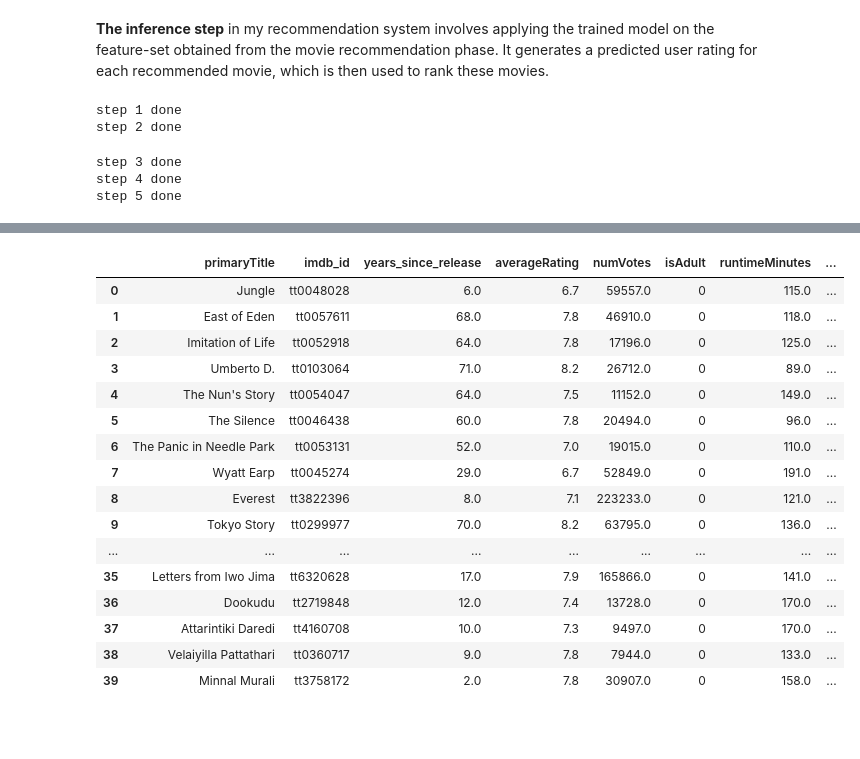
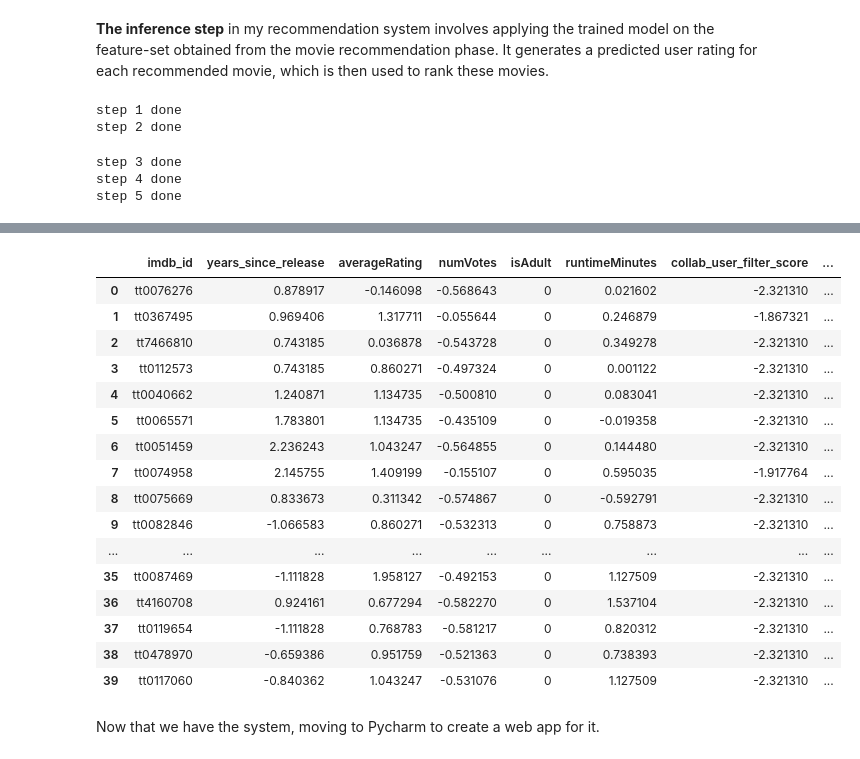
Before and after one commit to mantasbertas/film_recommendation_system, a Jupyter notebook: recommendation_system.ipynb, the cells around one changed output, grey strips where cells are left out. Saved outputs shown, nothing was run; the diff lists cells and outputs as text; code cells hidden in the pictures; blank space fills up the shorter version.

```diff
--- a/recommendation_system.ipynb
+++ b/recommendation_system.ipynb
@@ -385,14 +392,17 @@ def movie_recommendation_pipeline(user_watchlist_path, user_watchlists_path, mov
 
     recommendations = recommend_movies(user_watchlist_path, user_watchlists_path,
                                        movie_database_path, num_recommendations, random_seed)
-    print('Recommendation step complete, inference step begins')
-    predictions = inference(recommendations, scaler_path, model_path)
+    print('Recommendation step complete, preparing for inference')
+
+    recommendations = prepare_for_inference(recommendations, movie_database_path, scaler_path)
+
+    predictions = inference(recommendations, model_path)
 
     results_df = recommendations.copy()
     results_df['predicted_rating'] = [prediction[1] for prediction in predictions]
     results_df['imdb_id'] = [prediction[0] for prediction in predictions]
 
-    required_cols = ['primaryTitle', 'imdb_id', 'years_since_release', 'averageRating', 'numVotes',
+    required_cols = ['imdb_id', 'years_since_release', 'averageRating', 'numVotes',
                      'isAdult', 'runtimeMinutes', 'collab_user_filter_score',
                      'collab_item_filter_score', 'predicted_rating']
 
@@ -406,7 +416,7 @@ def movie_recommendation_pipeline(user_watchlist_path, user_watchlists_path, mov
 
 
 results = movie_recommendation_pipeline('data/user_ratings_data/test_ratings.csv', 'data/user_ratings_data/user_watchlists.csv', 'data/film_data/prepared_film_data.csv',
-                                        'models/scaler.pkl', 'models/final_model.h5')
+                                        'models/scaler.pkl', 'models/properly_scaled_model.h5')
 results
 # %% [output]
 step 1 done
@@ -420,17 +429,19 @@ WARNING:tensorflow:5 out of the last 9 calls to <function Model.make_predict_fun
-|  | primaryTitle | imdb_id | years_since_release | averageRating | numVotes | isAdult | runtimeMinutes | ... |
-| 0 | Jungle | tt0048028 | 6.0 | 6.7 | 59557.0 | 0 | 115.0 | ... |
-| 1 | East of Eden | tt0057611 | 68.0 | 7.8 | 46910.0 | 0 | 118.0 | ... |
-| 2 | Imitation of Life | tt0052918 | 64.0 | 7.8 | 17196.0 | 0 | 125.0 | ... |
-| 3 | Umberto D. | tt0103064 | 71.0 | 8.2 | 26712.0 | 0 | 89.0 | ... |
-| 4 | The Nun's Story | tt0054047 | 64.0 | 7.5 | 11152.0 | 0 | 149.0 | ... |
-| 5 | The Silence | tt0046438 | 60.0 | 7.8 | 20494.0 | 0 | 96.0 | ... |
-| 6 | The Panic in Needle Park | tt0053131 | 52.0 | 7.0 | 19015.0 | 0 | 110.0 | ... |
-| 7 | Wyatt Earp | tt0045274 | 29.0 | 6.7 | 52849.0 | 0 | 191.0 | ... |
-| 8 | Everest | tt3822396 | 8.0 | 7.1 | 223233.0 | 0 | 121.0 | ... |
-| 9 | Tokyo Story | tt0299977 | 70.0 | 8.2 | 63795.0 | 0 | 136.0 | ... |
+|  | imdb_id | years_since_release | averageRating | numVotes | isAdult | runtimeMinutes | collab_user_filter_score | ... |
+| 0 | tt0076276 | 0.878917 | -0.146098 | -0.568643 | 0 | 0.021602 | -2.321310 | ... |
+| 1 | tt0367495 | 0.969406 | 1.317711 | -0.055644 | 0 | 0.246879 | -1.867321 | ... |
+| 2 | tt7466810 | 0.743185 | 0.036878 | -0.543728 | 0 | 0.349278 | -2.321310 | ... |
+| 3 | tt0112573 | 0.743185 | 0.860271 | -0.497324 | 0 | 0.001122 | -2.321310 | ... |
+| 4 | tt0040662 | 1.240871 | 1.134735 | -0.500810 | 0 | 0.083041 | -2.321310 | ... |
+| 5 | tt0065571 | 1.783801 | 1.134735 | -0.435109 | 0 | -0.019358 | -2.321310 | ... |
+| 6 | tt0051459 | 2.236243 | 1.043247 | -0.564855 | 0 | 0.144480 | -2.321310 | ... |
+| 7 | tt0074958 | 2.145755 | 1.409199 | -0.155107 | 0 | 0.595035 | -1.917764 | ... |
+| 8 | tt0075669 | 0.833673 | 0.311342 | -0.574867 | 0 | -0.592791 | -2.321310 | ... |
+| 9 | tt0082846 | -1.066583 | 0.860271 | -0.532313 | 0 | 0.758873 | -2.321310 | ... |
 | ... | ... | ... | ... | ... | ... | ... | ... | ... |
-| 35 | Letters from Iwo Jima | tt6320628 | 17.0 | 7.9 | 165866.0 | 0 | 141.0 | ... |
-| 36 | Dookudu | tt2719848 | 12.0 | 7.4 | 13728.0 | 0 | 170.0 | ... |
-| 37 | Attarintiki Daredi | tt4160708 | 10.0 | 7.3 | 9497.0 | 0 | 170.0 | ... |
-| 38 | Velaiyilla Pattathari | tt0360717 | 9.0 | 7.8 | 7944.0 | 0 | 133.0 | ... |
-| 39 | Minnal Murali | tt3758172 | 2.0 | 7.8 | 30907.0 | 0 | 158.0 | ... |
+| 35 | tt0087469 | -1.111828 | 1.958127 | -0.492153 | 0 | 1.127509 | -2.321310 | ... |
+| 36 | tt4160708 | 0.924161 | 0.677294 | -0.582270 | 0 | 1.537104 | -2.321310 | ... |
+| 37 | tt0119654 | -1.111828 | 0.768783 | -0.581217 | 0 | 0.820312 | -2.321310 | ... |
+| 38 | tt0478970 | -0.659386 | 0.951759 | -0.521363 | 0 | 0.738393 | -2.321310 | ... |
+| 39 | tt0117060 | -0.840362 | 1.043247 | -0.531076 | 0 | 1.127509 | -2.321310 | ... |
+# %% [markdown]
+Now that we have the system, moving to Pycharm to create a web app for it.
```
Also changed, not shown: parts of 3 cells of this notebook, 5 other files.
